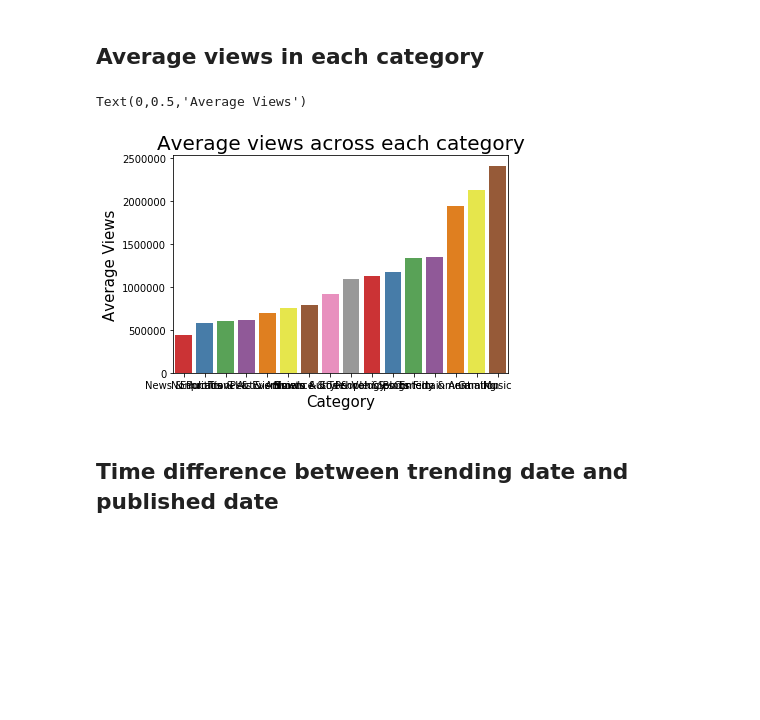
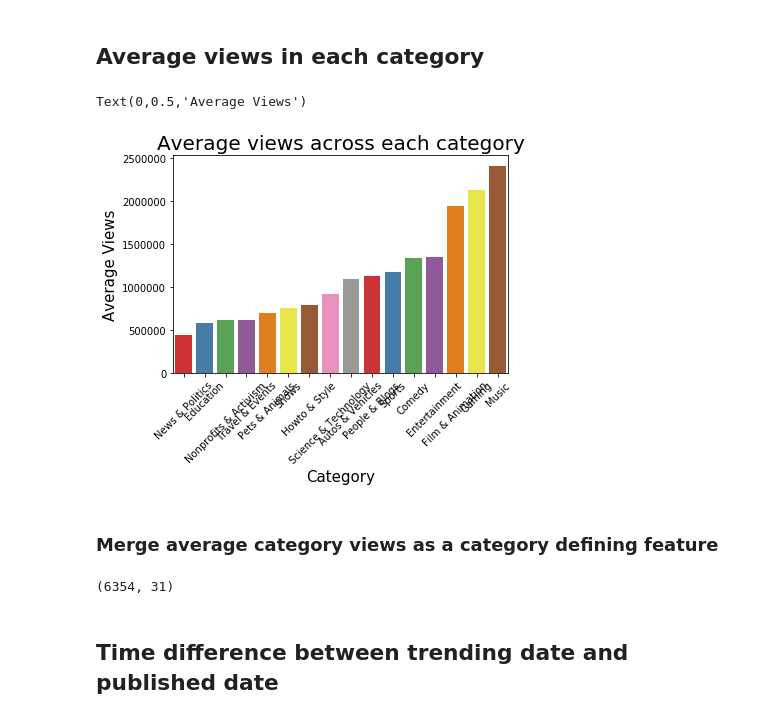
Before and after one commit to Tann10/YouTube, a Jupyter notebook: data-mining/EDA.ipynb, the cells around one changed output. Drawn from its saved outputs; the diff is of its cells as text; code cells hidden in the pictures; blank space fills up the shorter version.

```diff
--- a/data-mining/EDA.ipynb
+++ b/data-mining/EDA.ipynb
@@ -381,14 +389,23 @@ Text(0,0.5,'Count')
 # %%
 avg_views = processed_df.groupby(["category_name"], as_index=False).agg({'views':'mean'})
 avg_views = avg_views.sort_values('views')
 g = sns.barplot(x = 'category_name', y = "views", data=avg_views, palette="Set1")
+g.set_xticklabels(g.get_xticklabels(),rotation=45)
 # g.set_xticks(avg_views.category_name.values)
 g.set_title("Average views across each category", fontsize=20)
 g.set_xlabel("Category", fontsize=15)
 g.set_ylabel("Average Views", fontsize=15)
 # %% [output]
 Text(0,0.5,'Average Views')
-[figure, old version]
+[figure, new version]
+# %% [markdown]
+### Merge average category views as a category defining feature
+# %%
+processed_df = pd.merge(processed_df, avg_views, on = ['category_name'], how = "left")
+processed_df = processed_df.rename(columns = {'views_x':'views', 'views_y':'cat_average_views'})
+processed_df.shape
+# %% [output]
+(6354, 31)
 # %% [markdown]
 ## Time difference between trending date and published date
 # %%
```
Also changed, not shown: parts of 23 cells of this notebook.
